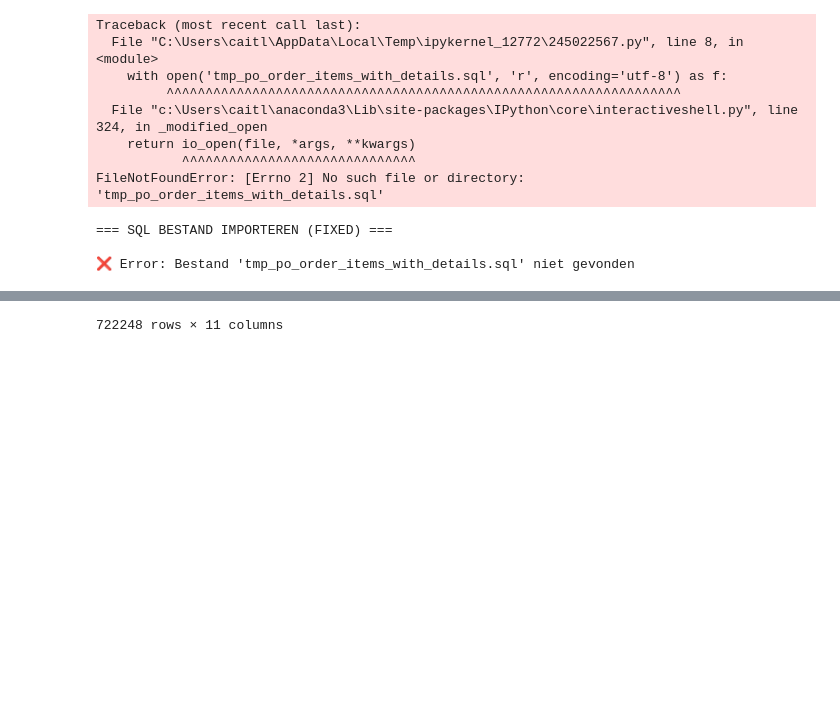
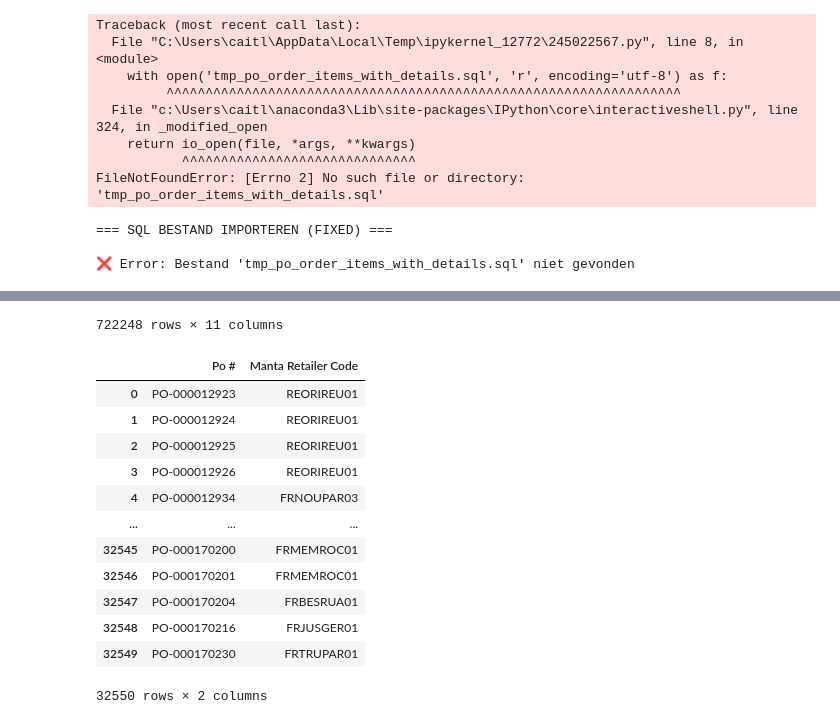
Before and after one commit to Chaimaebz/datalab3, a Jupyter notebook: Mantagifts_Data_Project_Clean.ipynb, the cells around one changed output, grey strips where cells are left out. Saved outputs shown, nothing was run; the diff lists cells and outputs as text; code cells hidden in the pictures; blank space fills up the shorter version.

Commit message:
Order data toegevoegd

```diff
--- a/Mantagifts_Data_Project_Clean.ipynb
+++ b/Mantagifts_Data_Project_Clean.ipynb
@@ -1894,19 +1894,34 @@ except Exception as e:
 ❌ Error: Bestand 'tmp_po_order_items_with_details.sql' niet gevonden
 # %%
 order_data = pd.read_csv("tmp_po_order_items_with_details.csv")
+order_data2 = pd.read_excel("POs vs Customers.xlsx")
 
-display(order_data)
+display(order_data,
+        order_data2)
 # %% [output]
 |  | item_id | order_id | increment_id | order_created_at | product_id | sku | product_name | qty | ... |
 | 0 | 1819624 | 169805 | PO-000169805 | 2025-10-08 13:10:59 | 44190 | LK LUKCSA | Hazy Ipa (Orange) Craft Beer Socks | 12.0 | ... |
 | 1 | 1819625 | 169805 | PO-000169805 | 2025-10-08 13:10:59 | 44205 | LK LUKBSL | Lager Beer Socks | 12.0 | ... |
 | 2 | 1819626 | 169805 | PO-000169805 | 2025-10-08 13:10:59 | 44206 | LK LUKBSS | Stout Beer Socks | 12.0 | ... |
 | 3 | 1819627 | 169805 | PO-000169805 | 2025-10-08 13:10:59 | 44187 | LK IAGLU | Line Up | 6.0 | ... |
 | 4 | 1819581 | 169797 | PO-000169797 | 2025-10-08 11:52:32 | 32014 | HGDIVERS | Hygge Games divers | 1.0 | ... |
 | ... | ... | ... | ... | ... | ... | ... | ... | ... | ... |
 | 722243 | 136429 | 12924 | PO-000012924 | 2018-01-01 00:00:00 | 14458 | DC0628 | Boule à neige licorne | 18.0 | ... |
 | 722244 | 136430 | 12924 | PO-000012924 | 2018-01-01 00:00:00 | 14459 | DC0629 | Boule à neige robot | 9.0 | ... |
 | 722245 | 136431 | 12924 | PO-000012924 | 2018-01-01 00:00:00 | 14460 | DC0630 | Boule à neige arc en ciel | 9.0 | ... |
 | 722246 | 136432 | 12924 | PO-000012924 | 2018-01-01 00:00:00 | 14470 | DC0648 | Calendrier mural 'hipstory' | 12.0 | ... |
 | 722247 | 136433 | 12924 | PO-000012924 | 2018-01-01 00:00:00 | 14471 | DC0649 | Calendrier a poser 'hipstory' | 12.0 | ... |
 722248 rows × 11 columns
+|  | Po # | Manta Retailer Code |
+| 0 | PO-000012923 | REORIREU01 |
+| 1 | PO-000012924 | REORIREU01 |
+| 2 | PO-000012925 | REORIREU01 |
+| 3 | PO-000012926 | REORIREU01 |
+| 4 | PO-000012934 | FRNOUPAR03 |
+| ... | ... | ... |
+| 32545 | PO-000170200 | FRMEMROC01 |
+| 32546 | PO-000170201 | FRMEMROC01 |
+| 32547 | PO-000170204 | FRBESRUA01 |
+| 32548 | PO-000170216 | FRJUSGER01 |
+| 32549 | PO-000170230 | FRTRUPAR01 |
+32550 rows × 2 columns
```
Also changed, not shown: 1 other file.
